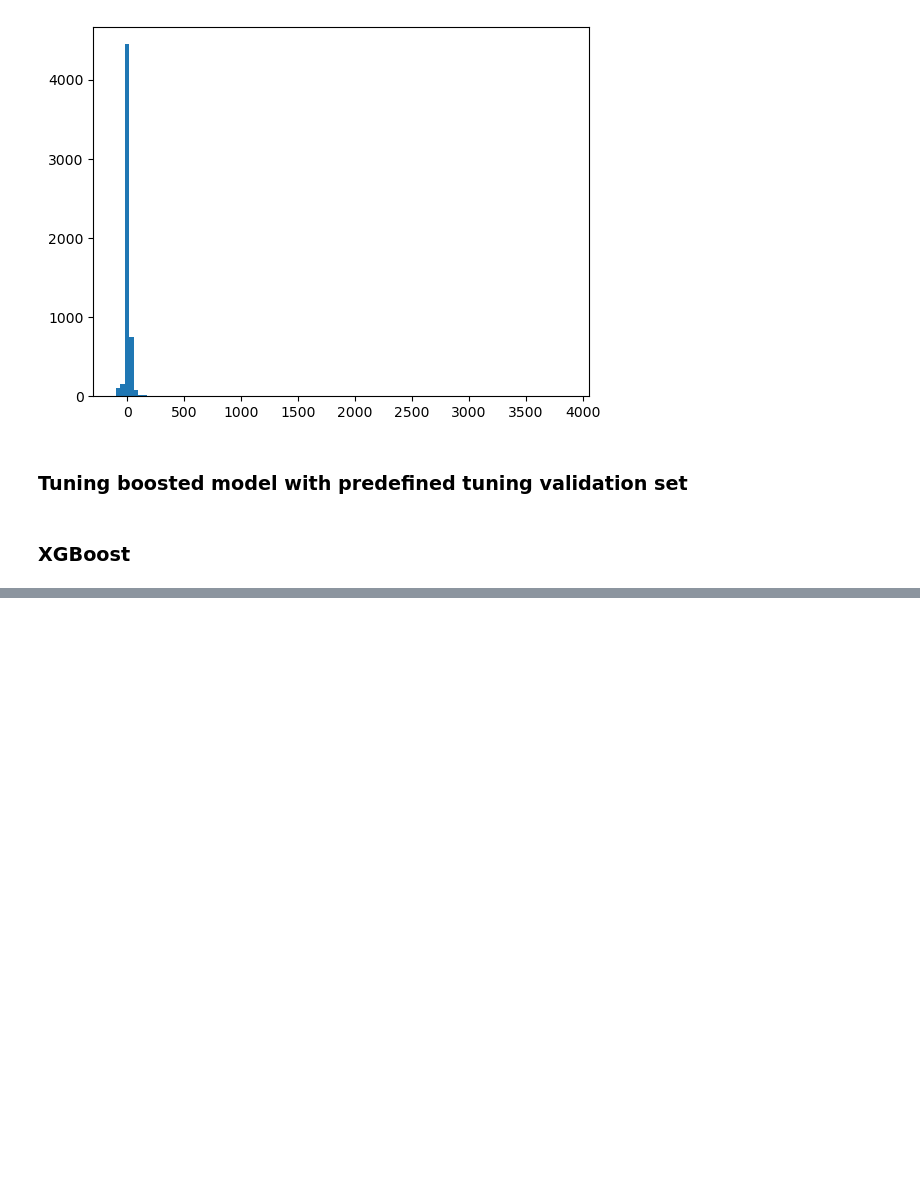
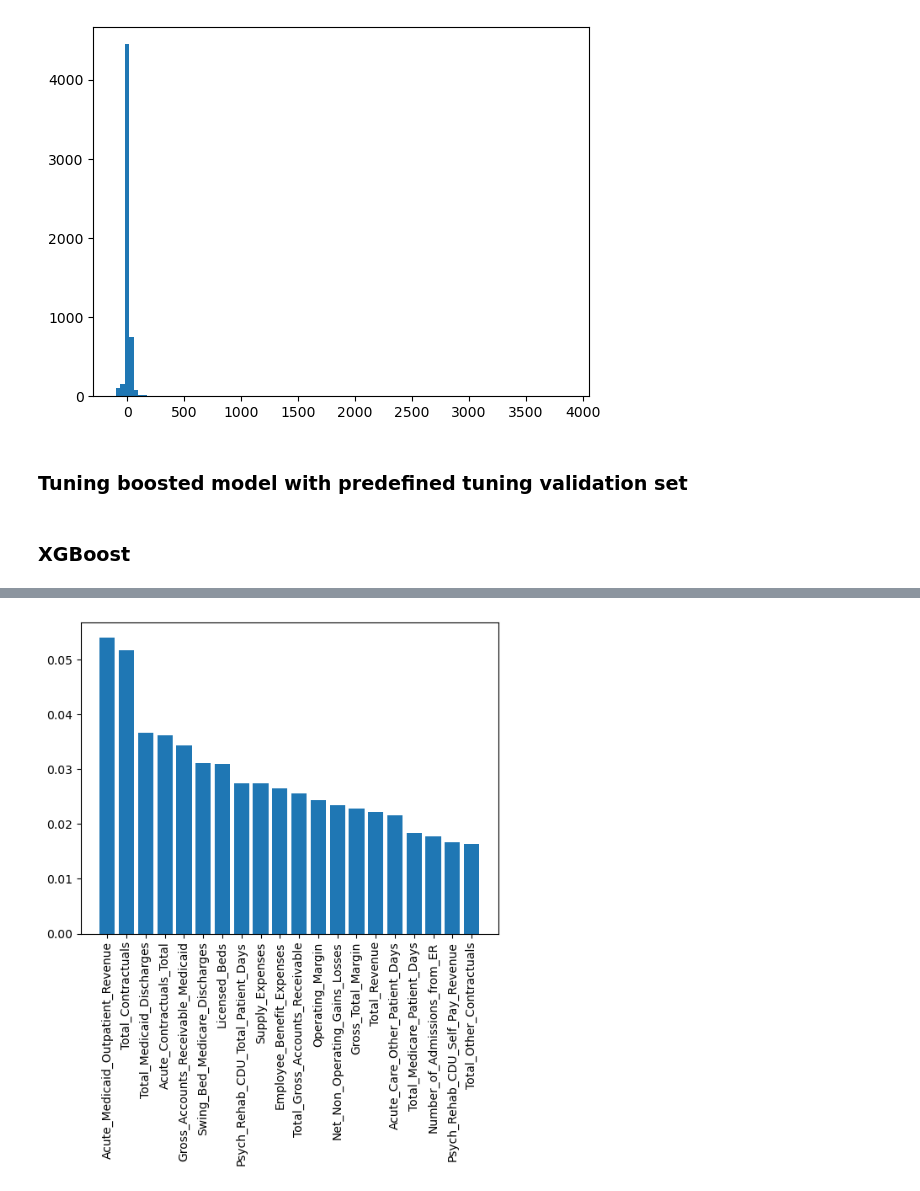
Before and after one commit to EEPayne/5322_final_project, a Jupyter notebook: tree_models.ipynb, the cells around one changed output, grey strips where cells are left out. Saved outputs shown, nothing was run; the diff lists cells and outputs as text; code cells hidden in the pictures; blank space fills up the shorter version.

```diff
--- a/tree_models.ipynb
+++ b/tree_models.ipynb
@@ -303,0 +454,30 @@ plt.show()
+# %%
+model_xgb_norm_features = bayes_search_norm_features.best_estimator_
+xgb_pred_norm_features = model_xgb_norm_features.predict(test_x_state_normalized)
+is_oregon = test_x_state_normalized['StateIs_Oregon'] == True
+is_washington = test_x_state_normalized['StateIs_Washington'] == True
+xgb_pred_norm_features[is_oregon] = (xgb_pred_norm_features[is_oregon] * y_or_std) + y_or_mean # reverse transform
+xgb_pred_norm_features[is_washington] = (xgb_pred_norm_features[is_washington] * y_wa_std) + y_wa_mean
+print(f'XGBoost MSE with State-Normalized features (test): {mean_squared_error(test_y, xgb_pred_norm_features)}')
+print(f'R-squared (test): {r2_score(test_y, xgb_pred_norm_features)}')
+
+xgb_pred_train_norm_features  = model_xgb_norm_features.predict(train_x_state_normalized)
+is_oregon = train_x_state_normalized['StateIs_Oregon'] == True
+is_washington = train_x_state_normalized['StateIs_Washington'] == True
+xgb_pred_train_norm_features[is_oregon] = (xgb_pred_train_norm_features[is_oregon] * y_or_std) + y_or_mean # reverse transform
+xgb_pred_train_norm_features[is_washington] = (xgb_pred_train_norm_features[is_washington] * y_wa_std) + y_wa_mean
+print(f'XGBoost MSE (train): {mean_squared_error(train_y, xgb_pred_train_norm_features)}')
+print(f'R-squared (train): {r2_score(train_y, xgb_pred_train_norm_features)}')
+
+same_sign = ((xgb_pred_norm_features * test_y) > 0)
+pct_same_sign = np.sum(same_sign) / same_sign.shape[0]
+print(f'Percent of predictions same sign as actual (test): {100 * pct_same_sign:.2f}%')
+print(f'Percent positive predictions (test): {100 * np.sum(xgb_pred_norm_features > 0) / xgb_pred_norm_features.shape[0]:.2f}%')
+
+# get errors for oregon and wa individually
+test_mse_xgb_or_norm_features = mean_squared_error(test_y[test_x_state_normalized['StateIs_Oregon'] == True],
+                                         model_xgb_norm_features.predict(test_x_state_normalized[test_x_state_normalized['StateIs_Oregon'] == True]))
+test_mse_xgb_wa_norm_features = mean_squared_error(test_y[test_x_state_normalized['StateIs_Washington'] == True],
+                                         model_xgb_norm_features.predict(test_x_state_normalized[test_x_state_normalized['StateIs_Washington'] == True]))
+print(f'XGBoost GBR MSE (test OR): {test_mse_xgb_or_norm_features}')
+print(f'XGBoost GBR MSE (test WA): {test_mse_xgb_wa_norm_features}')
@@ -303,0 +493,10 @@ plt.show()
+# %%
+importances = model_xgb_norm_features.feature_importances_
+feature_names = model_xgb_norm_features.feature_names_in_
+indices = np.argsort(importances)[::-1][:20] # take top 20
+xgb_top_20 = np.array(feature_names)[indices]
+plt.bar(range(len(indices)), importances[indices])
+plt.xticks(range(len(indices)), xgb_top_20, rotation=90)
+plt.show()
+# %% [output]
+[figure, added]
```
Also changed, not shown: parts of 22 cells of this notebook.
